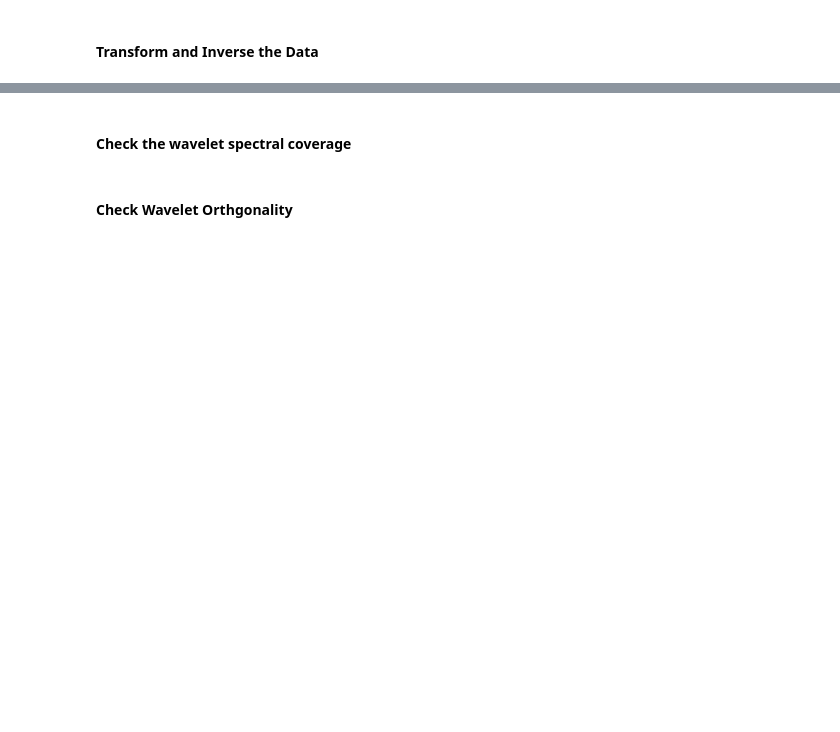
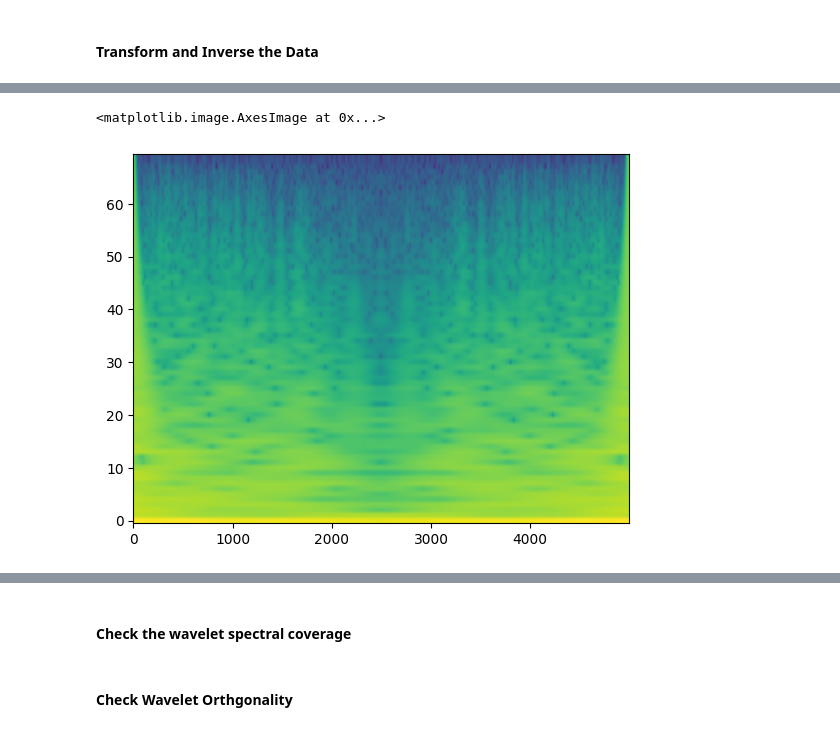
Before and after one commit to aphoffmann/InvertibleWavelets, a Jupyter notebook: ExampleUsage.ipynb, the cells around one changed output, grey strips where cells are left out. Saved outputs shown, nothing was run; the diff lists cells and outputs as text; code cells hidden in the pictures; blank space fills up the shorter version.

```diff
--- a/ExampleUsage.ipynb
+++ b/ExampleUsage.ipynb
@@ -66 +64,7 @@ Reconstruction error: 35.92395985204505
+# %%
+out = np.roll(coefficients, transform.N_orig//2)[:,transform.pad_width:transform.pad_width+transform.N_orig]
+plt.imshow(np.log(np.abs(out)), aspect='auto', origin='lower')
+# %% [output]
+<matplotlib.image.AxesImage at 0x...>
+[figure, added]
 # %%
```
Also changed, not shown: parts of 8 cells of this notebook, 1 other file.
